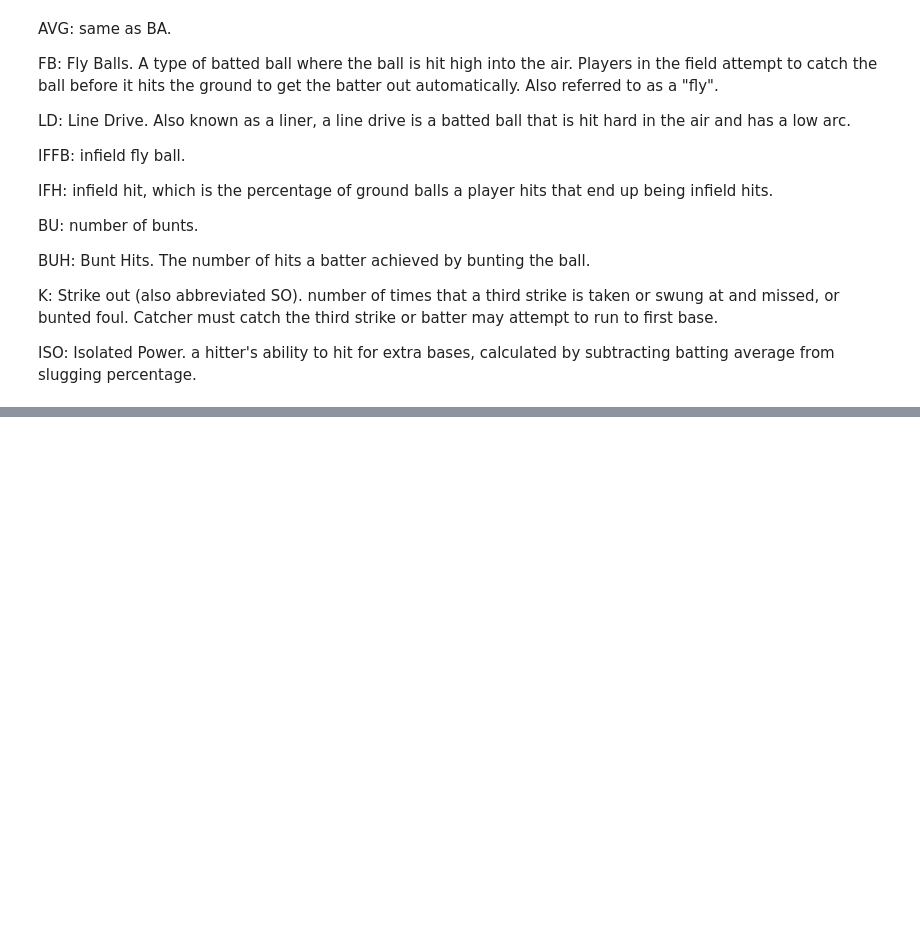
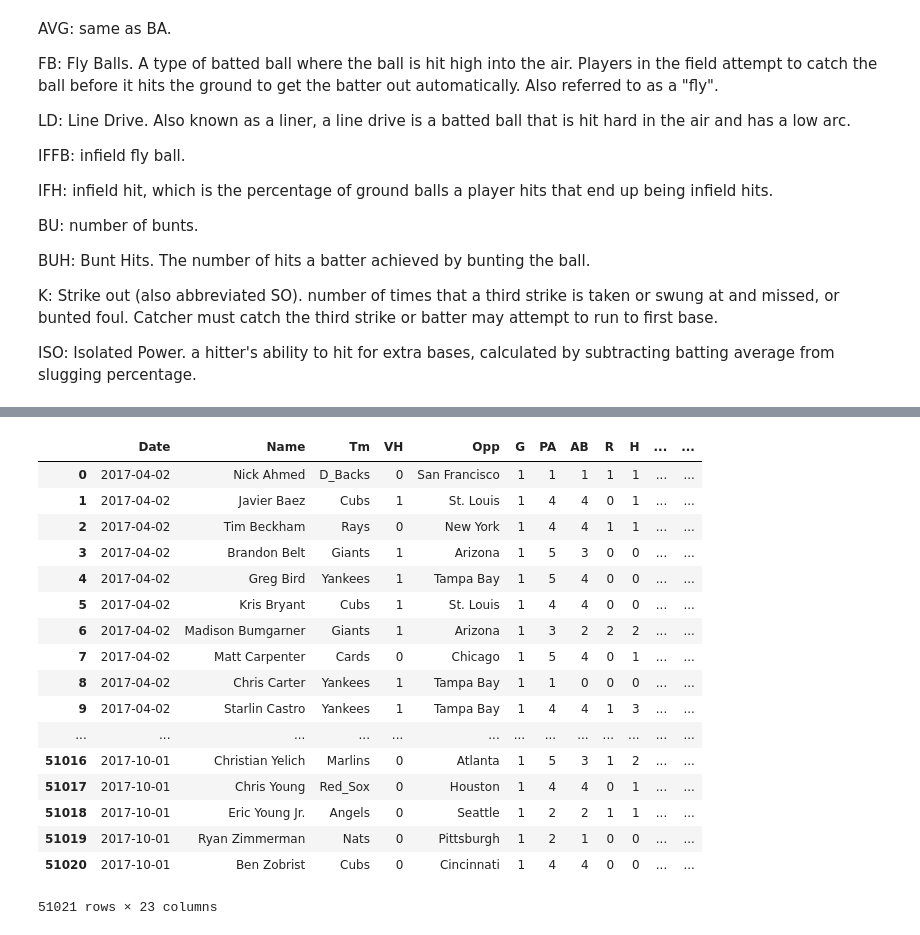
Before and after one commit to JTMachen/Baseball_Game_Predictor, a Jupyter notebook: abbreviations.ipynb, the cells around one changed output, grey strips where cells are left out. Cells and saved outputs as stored; diff of their text form; code cells hidden in the pictures; blank space fills up the shorter version.

```diff
--- a/abbreviations.ipynb
+++ b/abbreviations.ipynb
@@ -74,3 +74,11 @@ BUH: Bunt Hits. The number of hits a batter achieved by bunting the ball.
 K: Strike out (also abbreviated SO). number of times that a third strike is taken or swung at and missed, or bunted foul. Catcher must catch the third strike or batter may attempt to run to first base.
 
 ISO: Isolated Power. a hitter's ability to hit for extra bases, calculated by subtracting batting average from slugging percentage.
+# %%
+from path import Path
+import pandas as pd
+
+year=2017
+bat_stat_path = Path(f"Data/Batting/Clean_Data/clean_batting_data_{year}.csv")
+all_bat_stats = pd.read_csv(bat_stat_path)
+print(all_bat_stats.head())
@@ -76,0 +101,21 @@ ISO: Isolated Power. a hitter's ability to hit for extra bases, calculated by su
+# %%
+all_bat_stats
+# %% [output]
+|  | Date | Name | Tm | VH | Opp | G | PA | AB | R | H | ... | ... |
+| 0 | 2017-04-02 | Nick Ahmed | D_Backs | 0 | San Francisco | 1 | 1 | 1 | 1 | 1 | ... | ... |
+| 1 | 2017-04-02 | Javier Baez | Cubs | 1 | St. Louis | 1 | 4 | 4 | 0 | 1 | ... | ... |
+| 2 | 2017-04-02 | Tim Beckham | Rays | 0 | New York | 1 | 4 | 4 | 1 | 1 | ... | ... |
+| 3 | 2017-04-02 | Brandon Belt | Giants | 1 | Arizona | 1 | 5 | 3 | 0 | 0 | ... | ... |
+| 4 | 2017-04-02 | Greg Bird | Yankees | 1 | Tampa Bay | 1 | 5 | 4 | 0 | 0 | ... | ... |
+| 5 | 2017-04-02 | Kris Bryant | Cubs | 1 | St. Louis | 1 | 4 | 4 | 0 | 0 | ... | ... |
+| 6 | 2017-04-02 | Madison Bumgarner | Giants | 1 | Arizona | 1 | 3 | 2 | 2 | 2 | ... | ... |
+| 7 | 2017-04-02 | Matt Carpenter | Cards | 0 | Chicago | 1 | 5 | 4 | 0 | 1 | ... | ... |
+| 8 | 2017-04-02 | Chris Carter | Yankees | 1 | Tampa Bay | 1 | 1 | 0 | 0 | 0 | ... | ... |
+| 9 | 2017-04-02 | Starlin Castro | Yankees | 1 | Tampa Bay | 1 | 4 | 4 | 1 | 3 | ... | ... |
+| ... | ... | ... | ... | ... | ... | ... | ... | ... | ... | ... | ... | ... |
+| 51016 | 2017-10-01 | Christian Yelich | Marlins | 0 | Atlanta | 1 | 5 | 3 | 1 | 2 | ... | ... |
+| 51017 | 2017-10-01 | Chris Young | Red_Sox | 0 | Houston | 1 | 4 | 4 | 0 | 1 | ... | ... |
+| 51018 | 2017-10-01 | Eric Young Jr. | Angels | 0 | Seattle | 1 | 2 | 2 | 1 | 1 | ... | ... |
+| 51019 | 2017-10-01 | Ryan Zimmerman | Nats | 0 | Pittsburgh | 1 | 2 | 1 | 0 | 0 | ... | ... |
+| 51020 | 2017-10-01 | Ben Zobrist | Cubs | 0 | Cincinnati | 1 | 4 | 4 | 0 | 0 | ... | ... |
+51021 rows × 23 columns
```
Also changed, not shown: parts of 3 cells of this notebook, 1 other file.
